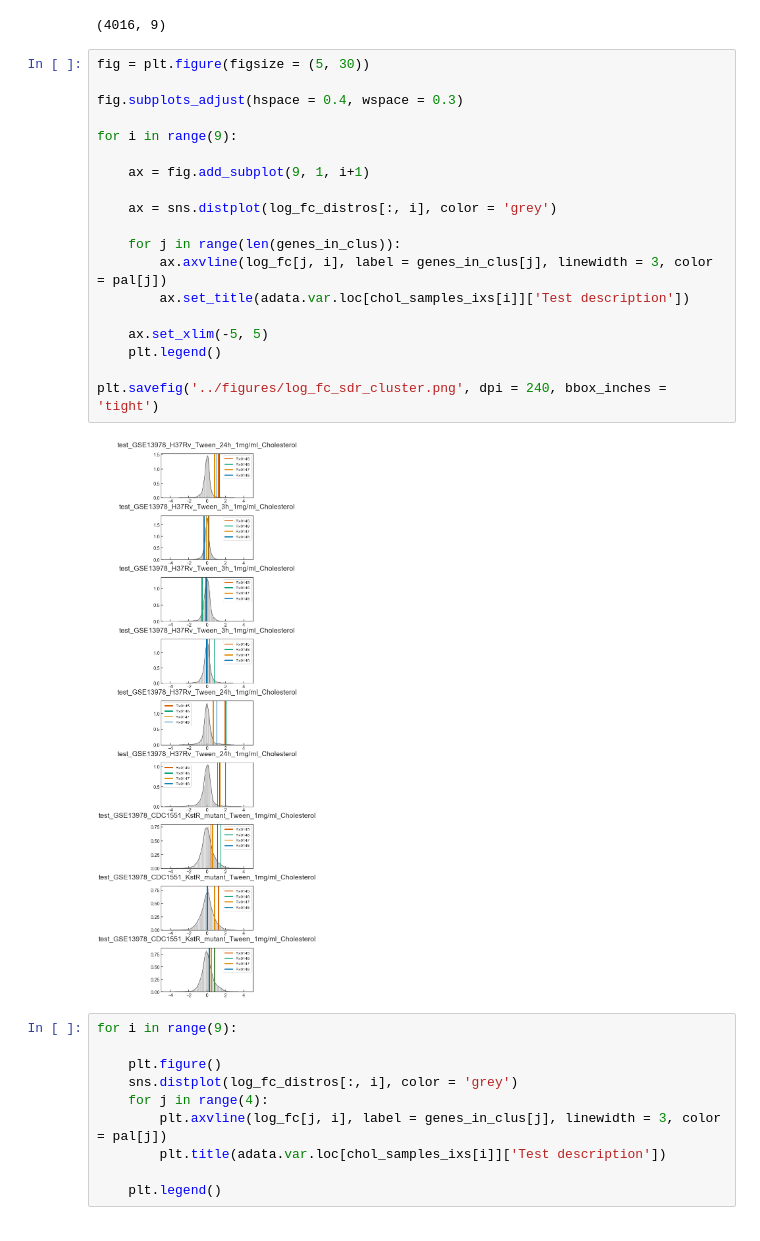
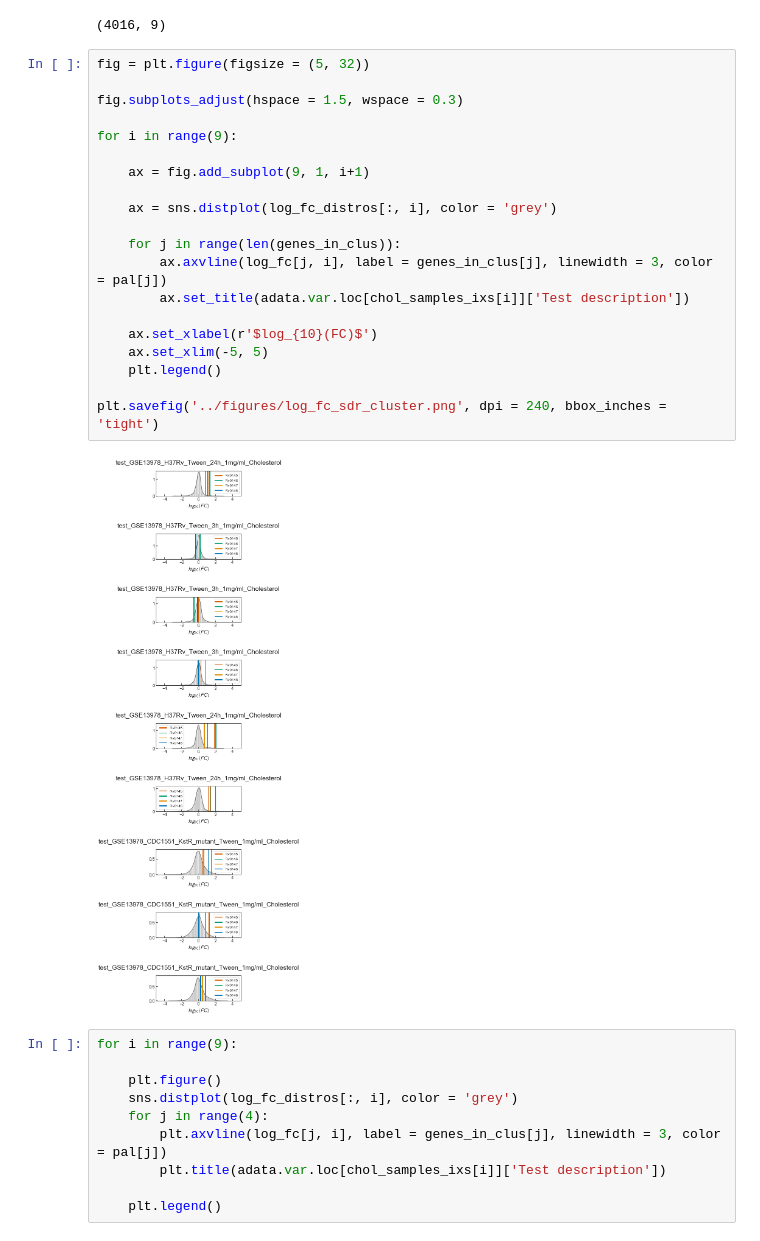
Before and after one commit to manuflores/tbredox, a Jupyter notebook: notebooks/get_cholesterol_samples_and_make_anndata.ipynb, the cells around one changed output. Cells and saved outputs as stored; diff of their text form.

```diff
--- a/notebooks/get_cholesterol_samples_and_make_anndata.ipynb
+++ b/notebooks/get_cholesterol_samples_and_make_anndata.ipynb
@@ -266,26 +260,27 @@ log_fc_distros.shape
 # %% [output]
 (4016, 9)
 # %%
-fig = plt.figure(figsize = (5, 30))
+fig = plt.figure(figsize = (5, 32))
 
-fig.subplots_adjust(hspace = 0.4, wspace = 0.3)
+fig.subplots_adjust(hspace = 1.5, wspace = 0.3)
 
 for i in range(9):
 
     ax = fig.add_subplot(9, 1, i+1)
 
     ax = sns.distplot(log_fc_distros[:, i], color = 'grey')
 
     for j in range(len(genes_in_clus)):
         ax.axvline(log_fc[j, i], label = genes_in_clus[j], linewidth = 3, color = pal[j])
         ax.set_title(adata.var.loc[chol_samples_ixs[i]]['Test description'])
 
+    ax.set_xlabel(r'$log_{10}(FC)$')
     ax.set_xlim(-5, 5)
     plt.legend()
 
 plt.savefig('../figures/log_fc_sdr_cluster.png', dpi = 240, bbox_inches = 'tight')
 # %% [output]
-[figure, old version]
+[figure, new version]
 # %%
 for i in range(9):
 
```
Also changed, not shown: parts of 7 cells of this notebook, 7 other files.
